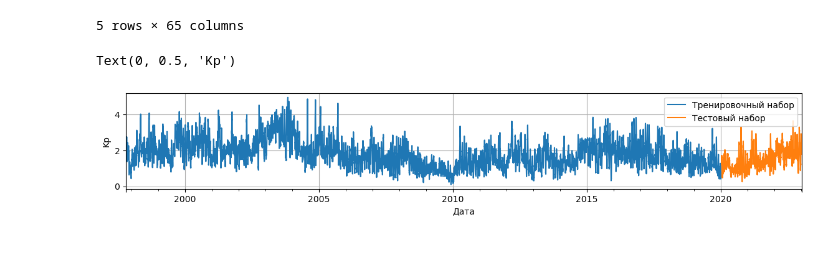
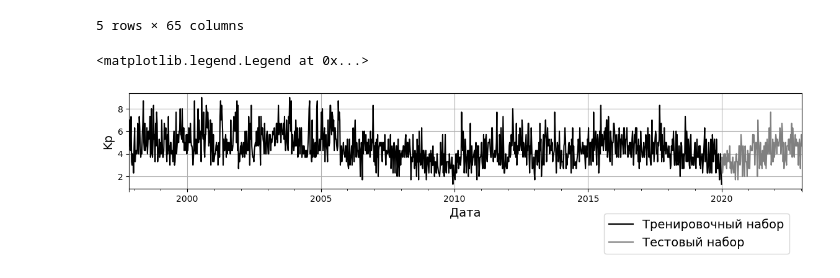
Before and after one commit to oldhroft/kp_research, a Jupyter notebook: notebooks/EDA.ipynb, the cells around one changed output. Saved outputs shown, nothing was run; the diff lists cells and outputs as text; code cells hidden in the pictures; blank space fills up the shorter version.

```diff
--- a/notebooks/EDA.ipynb
+++ b/notebooks/EDA.ipynb
@@ -88,28 +88,29 @@ data.head()
 # %%
 (
     data
     .set_index("dttm")["Kp*10"]
     .sort_index()
-    .rolling(7 * 24 // 3)
-    .mean()
+    .groupby(pd.Grouper(level=0, freq="w"))
+    .max()
     .divide(10)
-    .plot(figsize=(14, 2), label="Тренировочный набор")
+    .plot(figsize=(14, 2), label="Тренировочный набор", color="black")
 )
 
 (
     data_test
     .set_index("dttm")["Kp*10"]
     .sort_index()
-    .rolling(7 * 24 // 3)
-    .mean()
+    .groupby(pd.Grouper(level=0, freq="w"))
+    .max()
     .divide(10)
-    .plot(label="Тестовый набор")
+    .plot(label="Тестовый набор", color="grey", ls='-')
 )
 
 plt.grid()
 plt.legend()
-plt.xlabel("Дата")
-plt.ylabel("Kp")
+plt.xlabel("Дата", fontdict={"size": 14})
+plt.ylabel("Kp", fontdict={"size": 14})
+plt.legend(bbox_to_anchor=(.99, -.2), fancybox=True, fontsize=14)
 # %% [output]
-Text(0, 0.5, 'Kp')
+<matplotlib.legend.Legend at 0x...>
-[figure, old version]
+[figure, new version]
```
Also changed, not shown: parts of 3 cells of this notebook, 1 other file.
